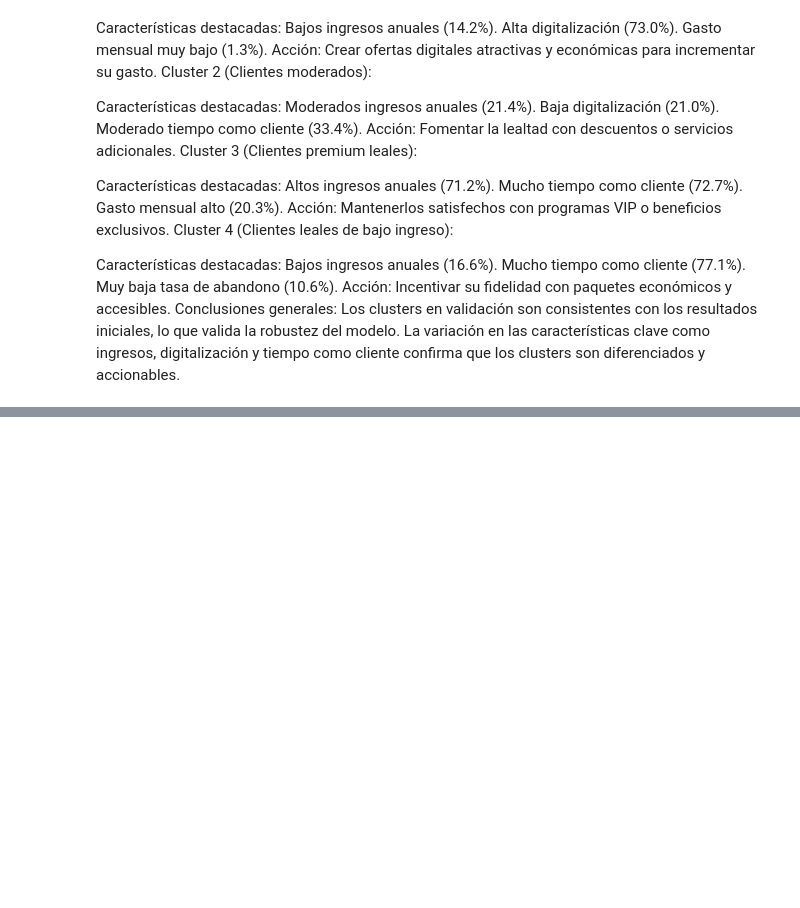
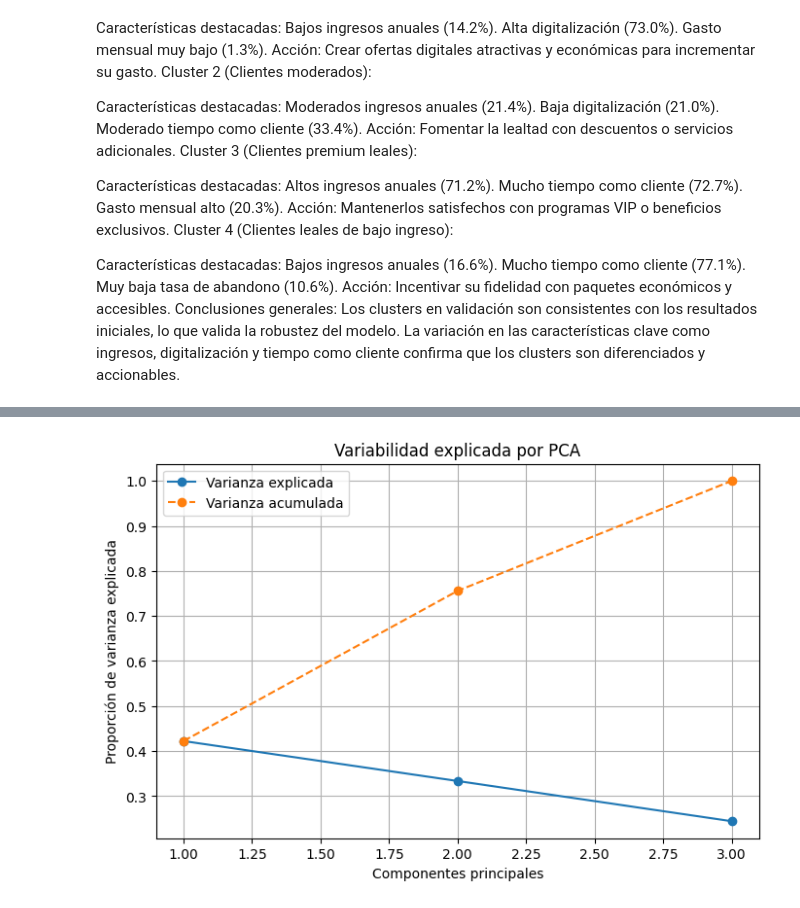
Before and after one commit to AngelMP02/caso5Machine, a Jupyter notebook: data.ipynb, the cells around one changed output, grey strips where cells are left out. Saved outputs shown, nothing was run; the diff lists cells and outputs as text; code cells hidden in the pictures; blank space fills up the shorter version.

```diff
--- a/data.ipynb
+++ b/data.ipynb
@@ -616,0 +721,16 @@ La variación en las características clave como ingresos, digitalización y tie
+# %%
+# Visualizar la variabilidad explicada
+explained_variance = pca.explained_variance_ratio_
+
+# Graficar la varianza explicada por cada componente
+plt.figure(figsize=(8, 5))
+plt.plot(range(1, len(explained_variance) + 1), explained_variance, marker='o', label='Varianza explicada')
+plt.plot(range(1, len(explained_variance) + 1), explained_variance.cumsum(), marker='o', linestyle='--', label='Varianza acumulada')
+plt.title('Variabilidad explicada por PCA')
+plt.xlabel('Componentes principales')
+plt.ylabel('Proporción de varianza explicada')
+plt.legend()
+plt.grid()
+plt.show()
+# %% [output]
+[figure, added]
```
Also changed, not shown: parts of 10 cells of this notebook, 2 other files.
